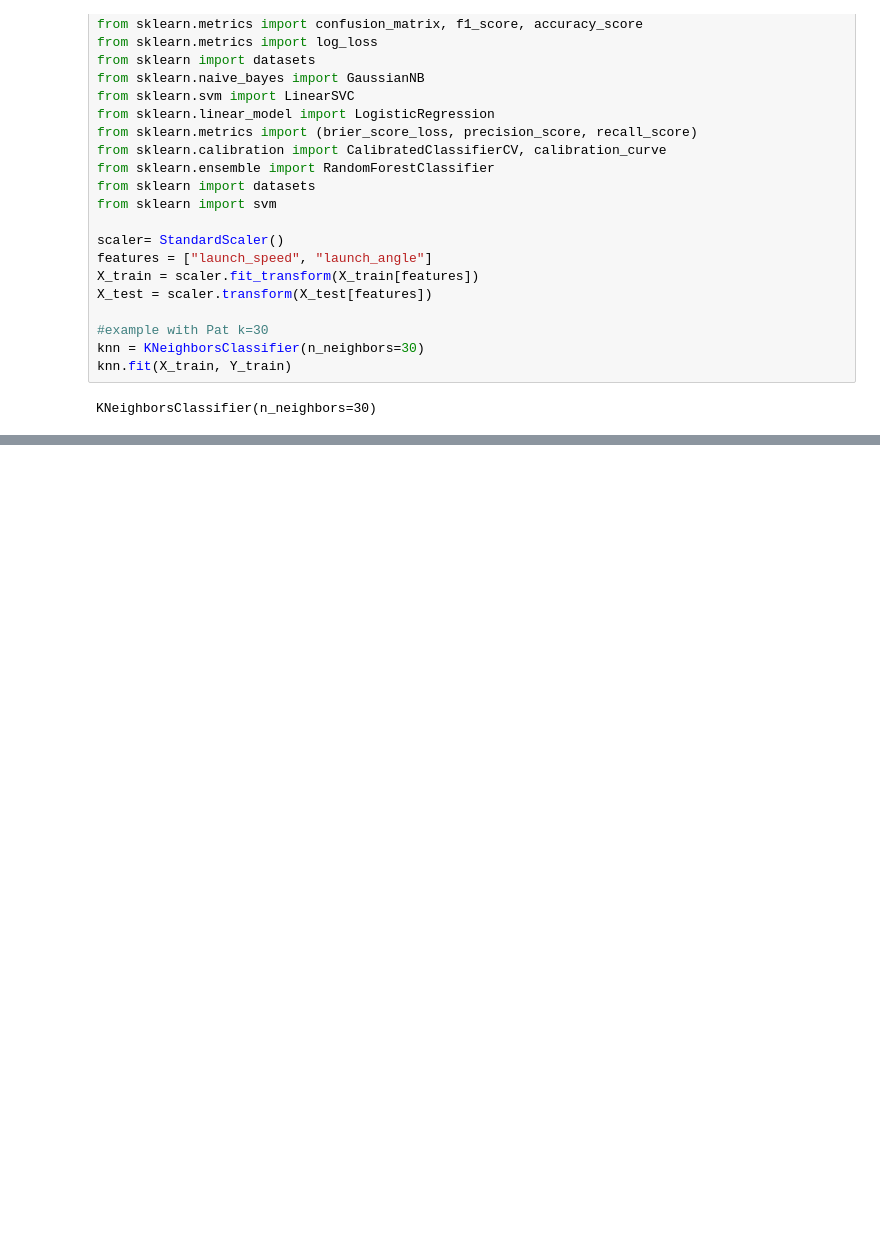
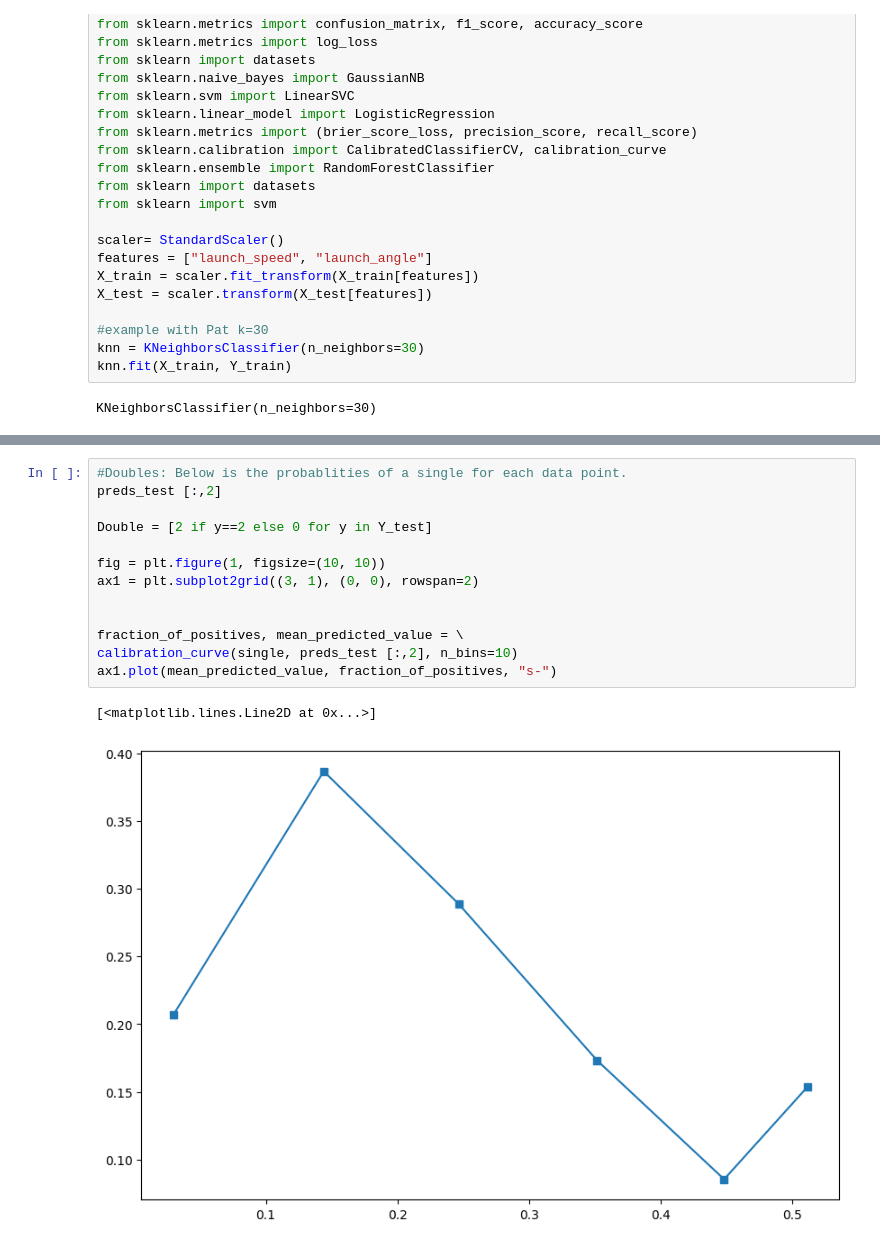
Before and after one commit to alexandragaev/xwOBA, a Jupyter notebook: pybaseball.ipynb, the cells around one changed output, grey strips where cells are left out. Drawn from its saved outputs; the diff is of its cells as text; blank space fills up the shorter version.

```diff
--- a/pybaseball.ipynb
+++ b/pybaseball.ipynb
@@ -440,0 +556,16 @@ knn_gscv.best_params_
+# %%
+#Doubles: Below is the probablities of a single for each data point.
+preds_test [:,2]
+
+Double = [2 if y==2 else 0 for y in Y_test]
+
+fig = plt.figure(1, figsize=(10, 10))
+ax1 = plt.subplot2grid((3, 1), (0, 0), rowspan=2)
+
+
+fraction_of_positives, mean_predicted_value = \
+calibration_curve(single, preds_test [:,2], n_bins=10)
+ax1.plot(mean_predicted_value, fraction_of_positives, "s-")
+# %% [output]
+[<matplotlib.lines.Line2D at 0x...>]
+[figure, added]
```
Also changed, not shown: parts of 33 cells of this notebook.
